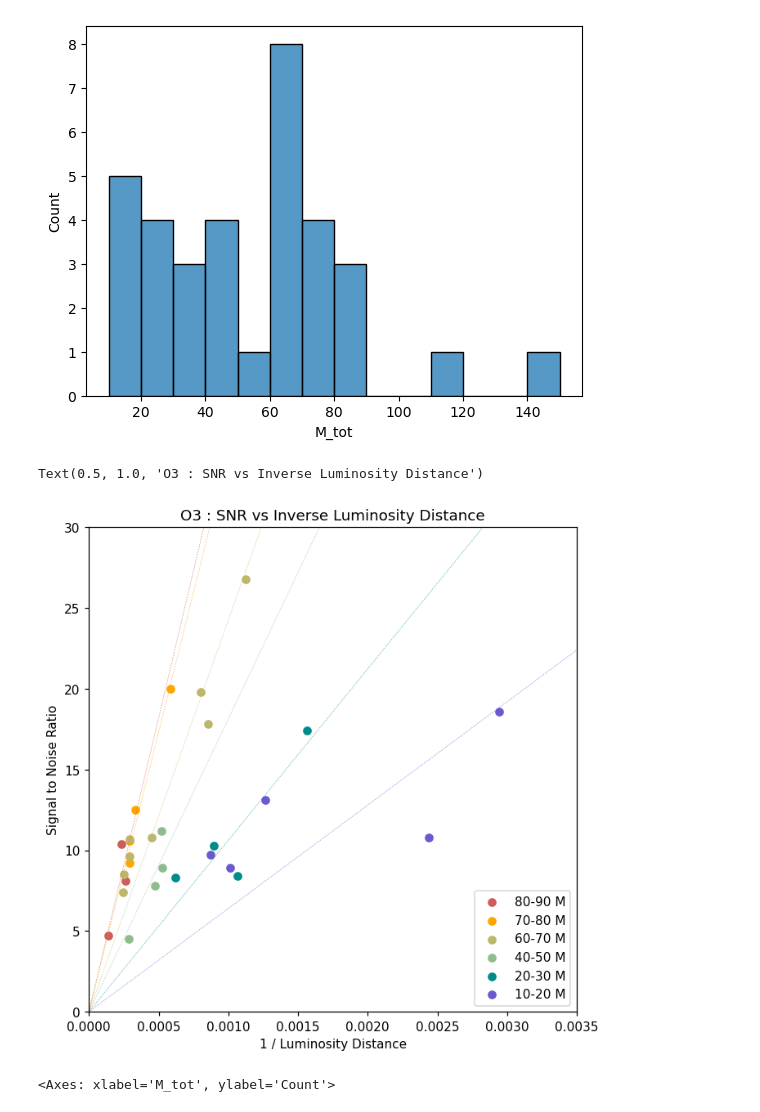
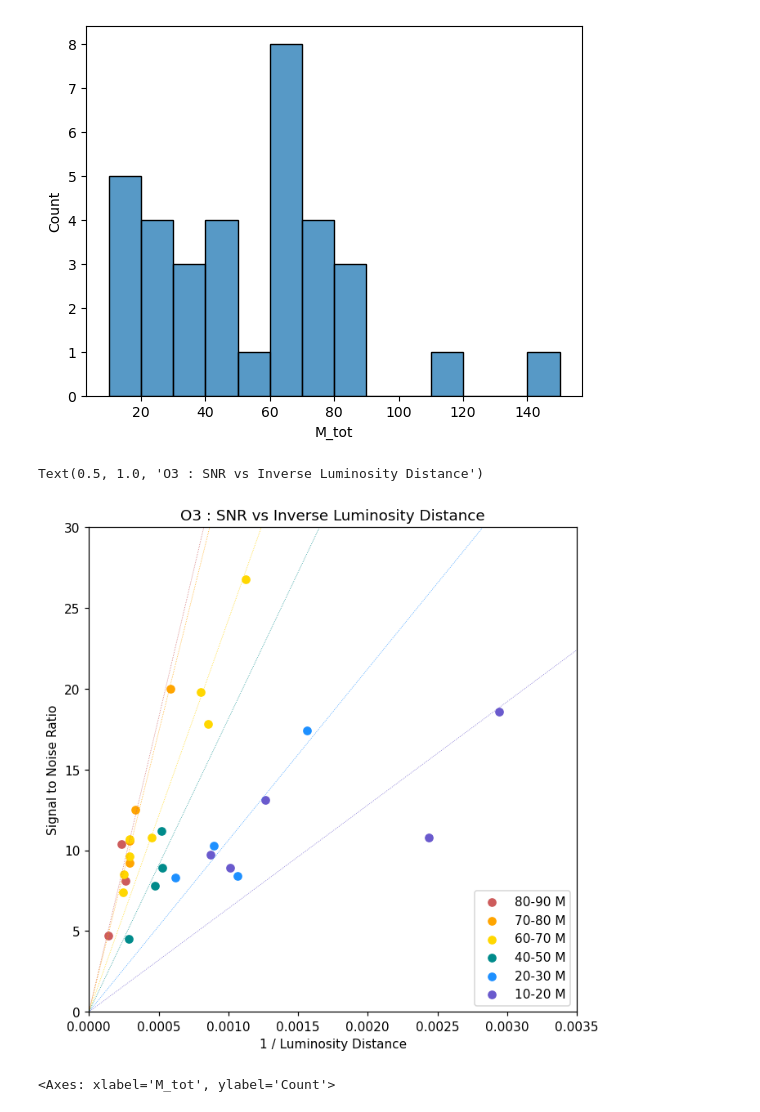
Before and after one commit to AndrewValentini/Gravitational-Waves-Research-23-24, a Jupyter notebook: Data Analysis/O1-O4.ipynb, the cells around one changed output. Drawn from its saved outputs; the diff is of its cells as text; code cells hidden in the pictures.

Commit message:
clean up graphs

```diff
--- a/Data Analysis/O1-O4.ipynb
+++ b/Data Analysis/O1-O4.ipynb
@@ -883,35 +883,35 @@ def calculate_slope(x, y, min_y):
 fig, ax = plt.subplots(1, 1, figsize=(7, 7), dpi=110)
 
 min_SNR = 0
 
 # setting bins
 bin_lows = [80, 70, 60, 40, 20, 10]
 bin_highs = [90, 80, 70, 50, 30, 20]
-colors = ["indianred", "orange", "darkkhaki", "darkseagreen", "darkcyan", "slateblue"]
+colors = ["indianred", "orange", "gold", "darkcyan", "dodgerblue", "slateblue"]
 
 for low, high, color in zip(bin_lows, bin_highs, colors):
     values = O3_all[O3_all["M_tot"] >= low]
     values = values[values["M_tot"] <= high]
     a = calculate_slope(1 / values["luminosity_distance"], values["network_matched_filter_snr"], min_SNR)
 
     ax.scatter(1 / values["luminosity_distance"], values["network_matched_filter_snr"], color=color, label=f"{low}-{high} M")
 
     line_values = np.array([0, 1])
 
     ax.plot(line_values, a * line_values + min_SNR, color=color, linestyle=":", linewidth=0.5)
 
 ax.legend()
 
 ax.set_xlabel("1 / Luminosity Distance")
 ax.set_ylabel("Signal to Noise Ratio")
 
 ax.set_xlim(0, 0.0035)
 ax.set_ylim(0, 30)
 
 ax.set_title("O3 : SNR vs Inverse Luminosity Distance")
 # %% [output]
 Text(0.5, 1.0, 'O3 : SNR vs Inverse Luminosity Distance')
-[figure, old version]
+[figure, new version]
 # %%
 sns.histplot(O2_all["M_tot"], binwidth=10, binrange=[10, 150])
 # %% [output]
```
Also changed, not shown: parts of 3 cells of this notebook.
